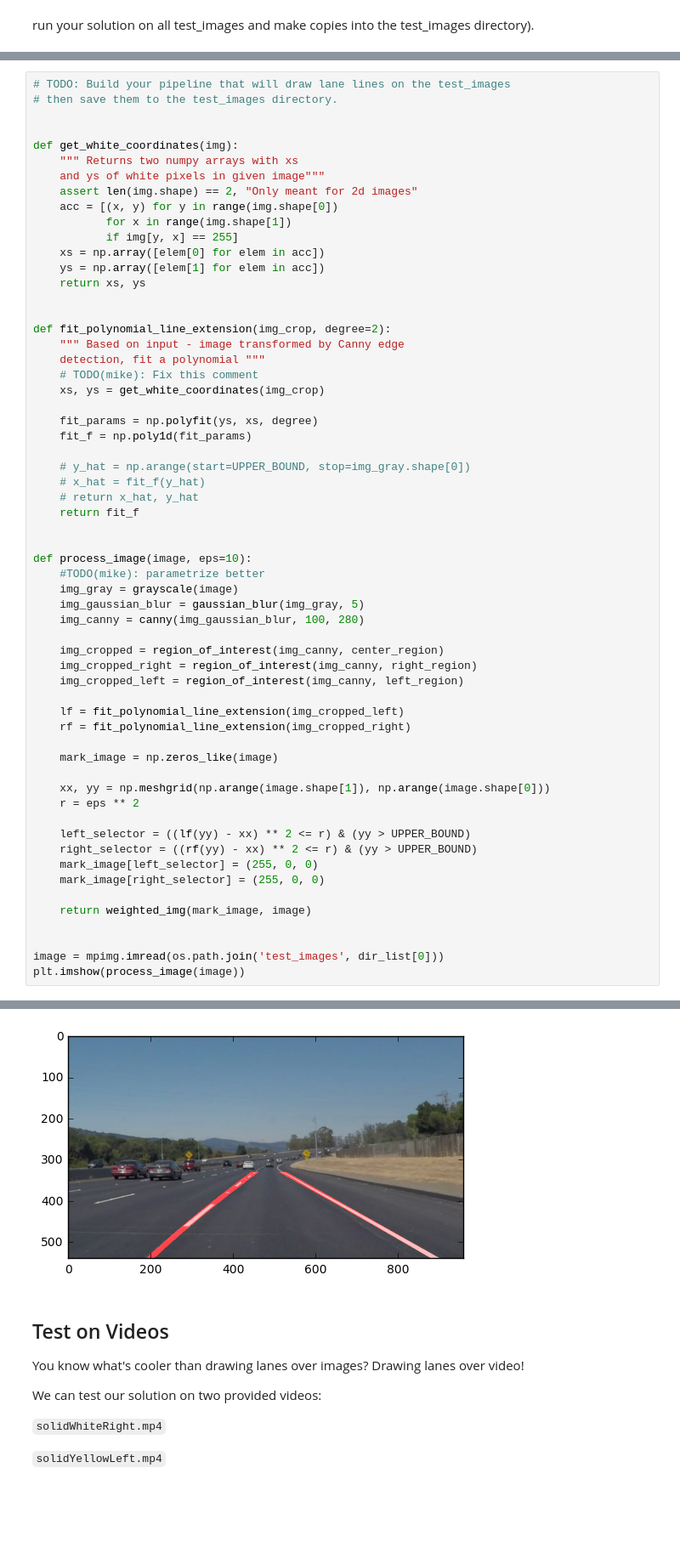
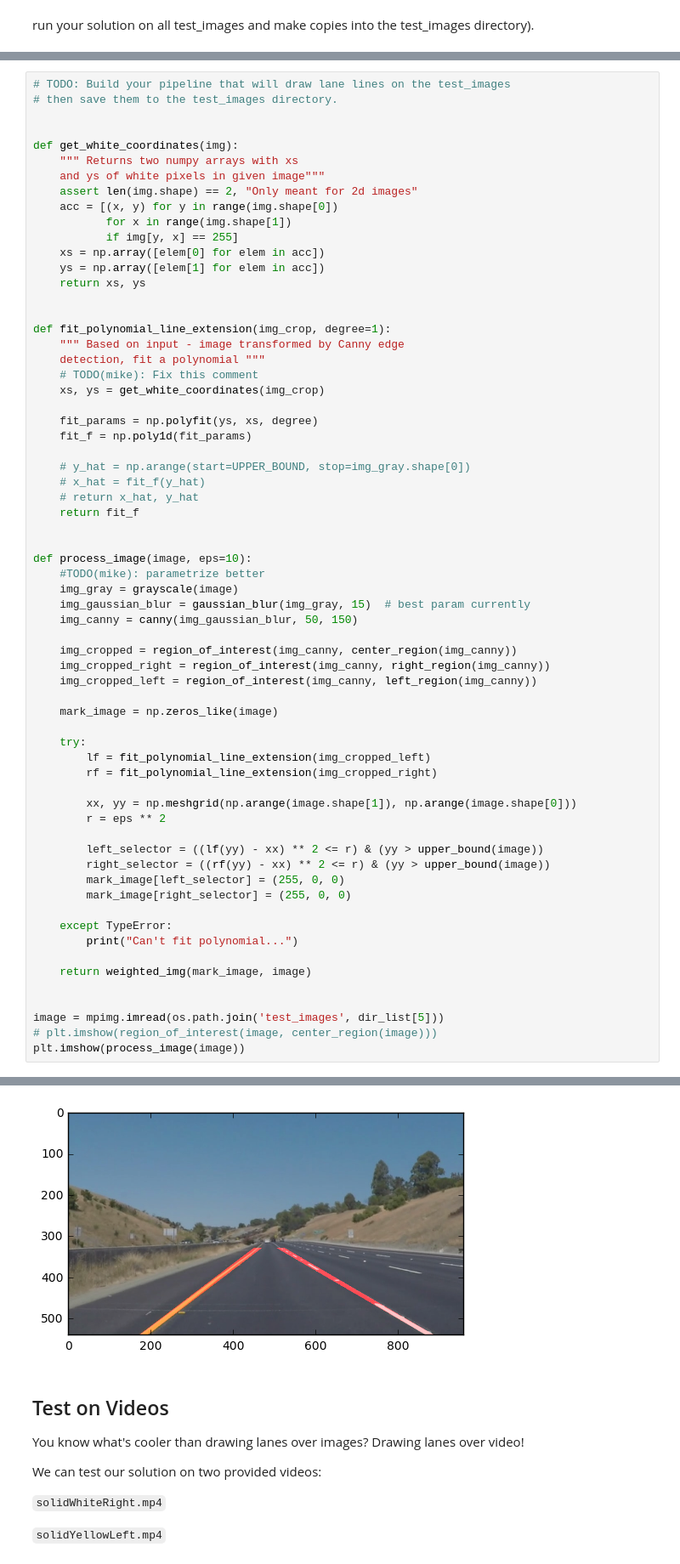
Before and after one commit to ghostFaceKillah/car_one, a Jupyter notebook: P1.ipynb, the cells around one changed output, grey strips where cells are left out. Shown at 85% size. Saved outputs shown, nothing was run; the diff lists cells and outputs as text; blank space fills up the shorter version.

```diff
--- a/P1.ipynb
+++ b/P1.ipynb
@@ -221,52 +218,57 @@ def get_white_coordinates(img):
     return xs, ys
 
 
-def fit_polynomial_line_extension(img_crop, degree=2):
+def fit_polynomial_line_extension(img_crop, degree=1):
     """ Based on input - image transformed by Canny edge
     detection, fit a polynomial """
     # TODO(mike): Fix this comment
     xs, ys = get_white_coordinates(img_crop)
 
     fit_params = np.polyfit(ys, xs, degree)
     fit_f = np.poly1d(fit_params)
 
     # y_hat = np.arange(start=UPPER_BOUND, stop=img_gray.shape[0])
     # x_hat = fit_f(y_hat)
     # return x_hat, y_hat
     return fit_f
 
 
 def process_image(image, eps=10):
     #TODO(mike): parametrize better
     img_gray = grayscale(image)
-    img_gaussian_blur = gaussian_blur(img_gray, 5)
-    img_canny = canny(img_gaussian_blur, 100, 280)
+    img_gaussian_blur = gaussian_blur(img_gray, 15)  # best param currently
+    img_canny = canny(img_gaussian_blur, 50, 150)
 
-    img_cropped = region_of_interest(img_canny, center_region)
-    img_cropped_right = region_of_interest(img_canny, right_region)
-    img_cropped_left = region_of_interest(img_canny, left_region)
-
-    lf = fit_polynomial_line_extension(img_cropped_left)
-    rf = fit_polynomial_line_extension(img_cropped_right)
+    img_cropped = region_of_interest(img_canny, center_region(img_canny))
+    img_cropped_right = region_of_interest(img_canny, right_region(img_canny))
+    img_cropped_left = region_of_interest(img_canny, left_region(img_canny))
 
     mark_image = np.zeros_like(image)
 
-    xx, yy = np.meshgrid(np.arange(image.shape[1]), np.arange(image.shape[0]))
-    r = eps ** 2
+    try:
+        lf = fit_polynomial_line_extension(img_cropped_left)
+        rf = fit_polynomial_line_extension(img_cropped_right)
 
-    left_selector = ((lf(yy) - xx) ** 2 <= r) & (yy > UPPER_BOUND)
-    right_selector = ((rf(yy) - xx) ** 2 <= r) & (yy > UPPER_BOUND)
-    mark_image[left_selector] = (255, 0, 0)
-    mark_image[right_selector] = (255, 0, 0)
+        xx, yy = np.meshgrid(np.arange(image.shape[1]), np.arange(image.shape[0]))
+        r = eps ** 2
+
+        left_selector = ((lf(yy) - xx) ** 2 <= r) & (yy > upper_bound(image))
+        right_selector = ((rf(yy) - xx) ** 2 <= r) & (yy > upper_bound(image))
+        mark_image[left_selector] = (255, 0, 0)
+        mark_image[right_selector] = (255, 0, 0)
+
+    except TypeError:
+        print("Can't fit polynomial...")
 
     return weighted_img(mark_image, image)
 
 
-image = mpimg.imread(os.path.join('test_images', dir_list[0]))
+image = mpimg.imread(os.path.join('test_images', dir_list[5]))
+# plt.imshow(region_of_interest(image, center_region(image)))
 plt.imshow(process_image(image))
 # %% [output]
 <matplotlib.image.AxesImage at 0x...>
-[figure, old version]
+[figure, new version]
 # %% [markdown]
 ## Test on Videos
 
```
Also changed, not shown: parts of 10 cells of this notebook, 14 other files.
